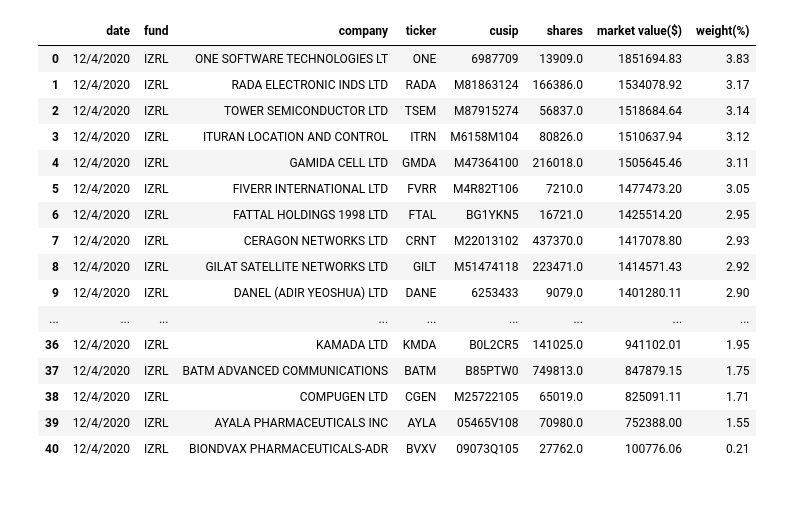
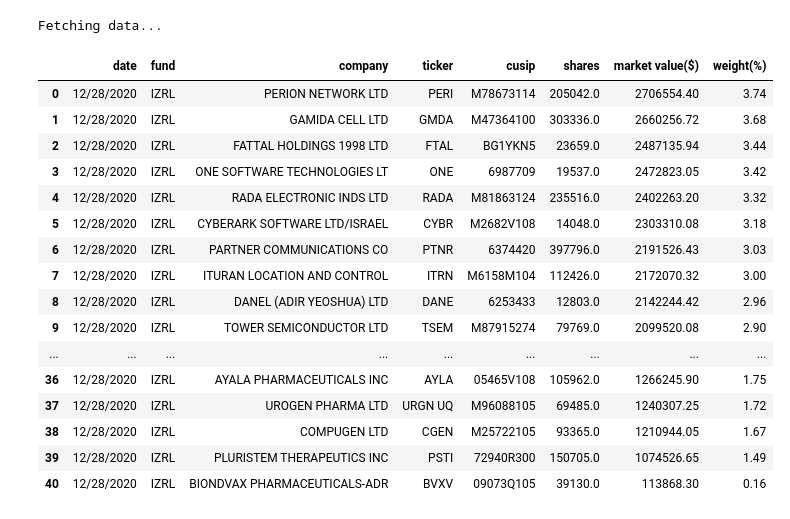
Before and after one commit to ochsec/arktracker, a Jupyter notebook: notebooks/IZRL.ipynb, the cells around one changed output. Saved outputs shown, nothing was run; the diff lists cells and outputs as text; code cells hidden in the pictures.

```diff
--- a/notebooks/IZRL.ipynb
+++ b/notebooks/IZRL.ipynb
@@ -1,28 +0,0 @@
-# %%
-import pandas as pd
-import requests
-import io
-
-url = "https://ark-funds.com/wp-content/fundsiteliterature/csv/ARK_ISRAEL_INNOVATIVE_TECHNOLOGY_ETF_IZRL_HOLDINGS.csv"
-r = requests.get(url)
-data = r.content.decode('utf8')
-df = pd.read_csv(io.StringIO(data))
-df.dropna(how='any')
-# %% [output]
-|  | date | fund | company | ticker | cusip | shares | market value($) | weight(%) |
-| 0 | 12/4/2020 | IZRL | ONE SOFTWARE TECHNOLOGIES LT | ONE | 6987709 | 13909.0 | 1851694.83 | 3.83 |
-| 1 | 12/4/2020 | IZRL | RADA ELECTRONIC INDS LTD | RADA | M81863124 | 166386.0 | 1534078.92 | 3.17 |
-| 2 | 12/4/2020 | IZRL | TOWER SEMICONDUCTOR LTD | TSEM | M87915274 | 56837.0 | 1518684.64 | 3.14 |
-| 3 | 12/4/2020 | IZRL | ITURAN LOCATION AND CONTROL | ITRN | M6158M104 | 80826.0 | 1510637.94 | 3.12 |
-| 4 | 12/4/2020 | IZRL | GAMIDA CELL LTD | GMDA | M47364100 | 216018.0 | 1505645.46 | 3.11 |
-| 5 | 12/4/2020 | IZRL | FIVERR INTERNATIONAL LTD | FVRR | M4R82T106 | 7210.0 | 1477473.20 | 3.05 |
-| 6 | 12/4/2020 | IZRL | FATTAL HOLDINGS 1998 LTD | FTAL | BG1YKN5 | 16721.0 | 1425514.20 | 2.95 |
-| 7 | 12/4/2020 | IZRL | CERAGON NETWORKS LTD | CRNT | M22013102 | 437370.0 | 1417078.80 | 2.93 |
-| 8 | 12/4/2020 | IZRL | GILAT SATELLITE NETWORKS LTD | GILT | M51474118 | 223471.0 | 1414571.43 | 2.92 |
-| 9 | 12/4/2020 | IZRL | DANEL (ADIR YEOSHUA) LTD | DANE | 6253433 | 9079.0 | 1401280.11 | 2.90 |
-| ... | ... | ... | ... | ... | ... | ... | ... | ... |
-| 36 | 12/4/2020 | IZRL | KAMADA LTD | KMDA | B0L2CR5 | 141025.0 | 941102.01 | 1.95 |
-| 37 | 12/4/2020 | IZRL | BATM ADVANCED COMMUNICATIONS | BATM | B85PTW0 | 749813.0 | 847879.15 | 1.75 |
-| 38 | 12/4/2020 | IZRL | COMPUGEN LTD | CGEN | M25722105 | 65019.0 | 825091.11 | 1.71 |
-| 39 | 12/4/2020 | IZRL | AYALA PHARMACEUTICALS INC | AYLA | 05465V108 | 70980.0 | 752388.00 | 1.55 |
-| 40 | 12/4/2020 | IZRL | BIONDVAX PHARMACEUTICALS-ADR | BVXV | 09073Q105 | 27762.0 | 100776.06 | 0.21 |
@@ -28,0 +8,24 @@ df.dropna(how='any')
+# %%
+arkk = funds["IZRL"]
+url = arkk['csv_url']
+df1 = fetch_current_holdings(url)
+df1
+# %% [output]
+Fetching data...
+|  | date | fund | company | ticker | cusip | shares | market value($) | weight(%) |
+| 0 | 12/28/2020 | IZRL | PERION NETWORK LTD | PERI | M78673114 | 205042.0 | 2706554.40 | 3.74 |
+| 1 | 12/28/2020 | IZRL | GAMIDA CELL LTD | GMDA | M47364100 | 303336.0 | 2660256.72 | 3.68 |
+| 2 | 12/28/2020 | IZRL | FATTAL HOLDINGS 1998 LTD | FTAL | BG1YKN5 | 23659.0 | 2487135.94 | 3.44 |
+| 3 | 12/28/2020 | IZRL | ONE SOFTWARE TECHNOLOGIES LT | ONE | 6987709 | 19537.0 | 2472823.05 | 3.42 |
+| 4 | 12/28/2020 | IZRL | RADA ELECTRONIC INDS LTD | RADA | M81863124 | 235516.0 | 2402263.20 | 3.32 |
+| 5 | 12/28/2020 | IZRL | CYBERARK SOFTWARE LTD/ISRAEL | CYBR | M2682V108 | 14048.0 | 2303310.08 | 3.18 |
+| 6 | 12/28/2020 | IZRL | PARTNER COMMUNICATIONS CO | PTNR | 6374420 | 397796.0 | 2191526.43 | 3.03 |
+| 7 | 12/28/2020 | IZRL | ITURAN LOCATION AND CONTROL | ITRN | M6158M104 | 112426.0 | 2172070.32 | 3.00 |
+| 8 | 12/28/2020 | IZRL | DANEL (ADIR YEOSHUA) LTD | DANE | 6253433 | 12803.0 | 2142244.42 | 2.96 |
+| 9 | 12/28/2020 | IZRL | TOWER SEMICONDUCTOR LTD | TSEM | M87915274 | 79769.0 | 2099520.08 | 2.90 |
+| ... | ... | ... | ... | ... | ... | ... | ... | ... |
+| 36 | 12/28/2020 | IZRL | AYALA PHARMACEUTICALS INC | AYLA | 05465V108 | 105962.0 | 1266245.90 | 1.75 |
+| 37 | 12/28/2020 | IZRL | UROGEN PHARMA LTD | URGN UQ | M96088105 | 69485.0 | 1240307.25 | 1.72 |
+| 38 | 12/28/2020 | IZRL | COMPUGEN LTD | CGEN | M25722105 | 93365.0 | 1210944.05 | 1.67 |
+| 39 | 12/28/2020 | IZRL | PLURISTEM THERAPEUTICS INC | PSTI | 72940R300 | 150705.0 | 1074526.65 | 1.49 |
+| 40 | 12/28/2020 | IZRL | BIONDVAX PHARMACEUTICALS-ADR | BVXV | 09073Q105 | 39130.0 | 113868.30 | 0.16 |
```
Also changed, not shown: parts of 2 cells of this notebook, 26 other files.
